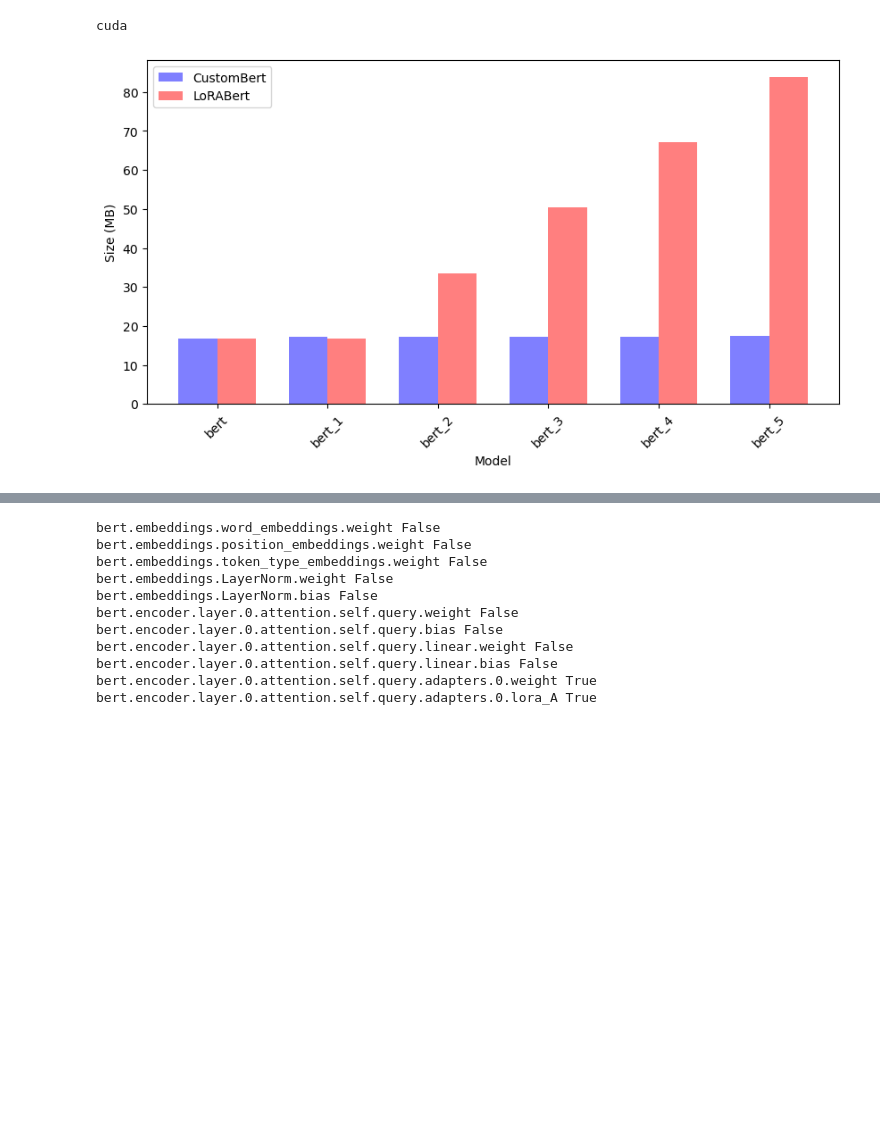
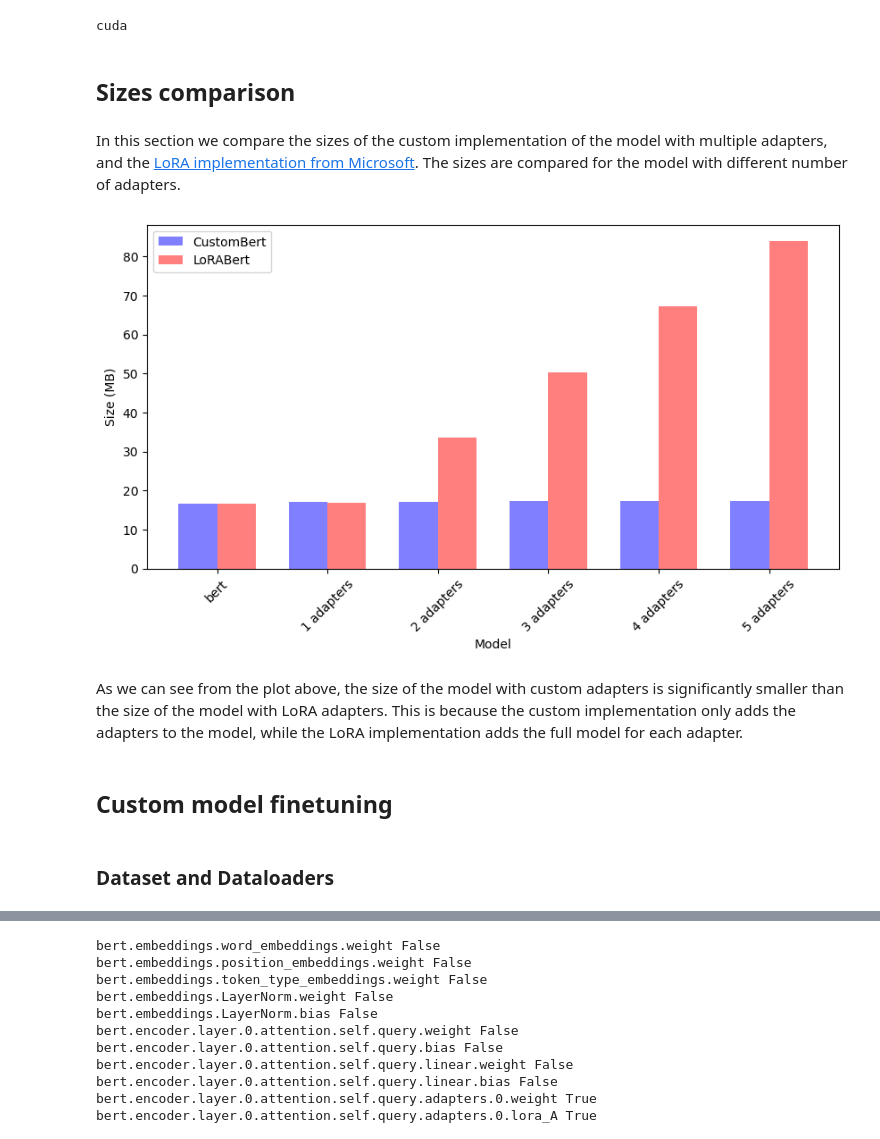
Before and after one commit to CaptainShepard01/S-LoRA, a Jupyter notebook: finetuning/train.ipynb, the cells around one changed output, grey strips where cells are left out. Cells and saved outputs as stored; diff of their text form; code cells hidden in the pictures; blank space fills up the shorter version.

```diff
--- a/finetuning/train.ipynb
+++ b/finetuning/train.ipynb
@@ -37,6 +47,16 @@ cuda
 bert = bert_multi_lora.BertModel.from_pretrained("google/bert_uncased_L-2_H-128_A-2", device_map="auto")
+# %% [markdown]
+## Sizes comparison
+# %% [markdown]
+In this section we compare the sizes of the custom implementation of the model with multiple adapters, and the [LoRA implementation from Microsoft](https://github.com/microsoft/LoRA/tree/main). The sizes are compared for the model with different number of adapters.
 # %%
 def get_size_of_model(model):
+    """
+    Function to get the size of the model. It calculates the size by adding all the parameters and buffers of the model.
+
+    :param model: model for which the size is to be calculated
+    :return: size of the model in MB
+    """
     param_size = 0
     for param in model.parameters():
         param_size += param.nelement() * param.element_size()
@@ -47,6 +67,12 @@ def get_size_of_model(model):
     return (param_size + buffer_size) / 1024**2
 
 def get_sizes(max_adapters=5):
+    """
+    Function to get the sizes of the models with different number of adapters.
+
+    :param max_adapters: maximum number of adapters to be considered
+    :return: 2 dataframes: on with the size of the model with custom adapters and the other with the size of the model with LoRA adapters
+    """
     sizes = []
     sizes_full = []
 
@@ -57,28 +83,39 @@ def get_sizes(max_adapters=5):
         model_custom = CustomBert(copy.deepcopy(bert), num_adapters=i)
         models_LoRA = [LoRABert(copy.deepcopy(bert)) for _ in range(i)]
 
-        sizes.append({"model": f"bert_{i}", "size": get_size_of_model(model_custom)})
-        sizes_full.append({"model": f"bert_{i}", "size": sum([get_size_of_model(model) for model in models_LoRA])})
+        sizes.append({"model": f"{i} adapters", "size": get_size_of_model(model_custom)})
+        sizes_full.append({"model": f"{i} adapters", "size": sum([get_size_of_model(model) for model in models_LoRA])})
 
     return pd.DataFrame(sizes), pd.DataFrame(sizes_full)
 # %%
+# Get the sizes of the models with different number of adapters (up to 5 adapters)
 df_custom, df_LoRA = get_sizes(5)
 
-fig, ax = plt.subplots(figsize=(10, 5))
+def plot_sizes(df_1, df_2):
+    """
+    Function to plot the sizes of the models with different number of adapters.
 
-index = np.arange(len(df_custom))
-bar_width = 0.35
+    :param df_1: dataframe with the sizes of the model with custom adapters
+    :param df_2: dataframe with the sizes of the model with LoRA adapters
+    """
+    fig, ax = plt.subplots(figsize=(10, 5))
 
-opacity = 0.5
+    index = np.arange(len(df_1))
+    bar_width = 0.35
 
-ax.bar(index, df_custom["size"], bar_width, alpha=opacity, color='b', label='CustomBert')
-ax.bar(index + bar_width, df_LoRA["size"], bar_width, alpha=opacity, color='r', label='LoRABert')
+    opacity = 0.5
 
-ax.legend()
-ax.set_ylabel("Size (MB)")
-ax.set_xlabel("Model")
-ax.set_xticks(index + bar_width / 2)
-ax.set_xticklabels(df_custom["model"], rotation=45)
-plt.show()
+    ax.bar(index, df_1["size"], bar_width, alpha=opacity, color='b', label='CustomBert')
+    ax.bar(index + bar_width, df_2["size"], bar_width, alpha=opacity, color='r', label='LoRABert')
+
+    ax.legend()
+    ax.set_ylabel("Size (MB)")
+    ax.set_xlabel("Model")
+    ax.set_xticks(index + bar_width / 2)
+    ax.set_xticklabels(df_1["model"], rotation=45)
+    plt.show()
+
+
+plot_sizes(df_custom, df_LoRA)
 # %% [output]
-[figure, old version]
+[figure, new version]
@@ -93 +122,7 @@ model = CustomBert(copy.deepcopy(bert), num_adapters=num_adapters, rank=rank, al
+# %% [markdown]
+As we can see from the plot above, the size of the model with custom adapters is significantly smaller than the size of the model with LoRA adapters. This is because the custom implementation only adds the adapters to the model, while the LoRA implementation adds the full model for each adapter.
+# %% [markdown]
+## Custom model finetuning
+# %% [markdown]
+### Dataset and Dataloaders
 # %%
```
Also changed, not shown: parts of 39 cells of this notebook, 2 other files.
